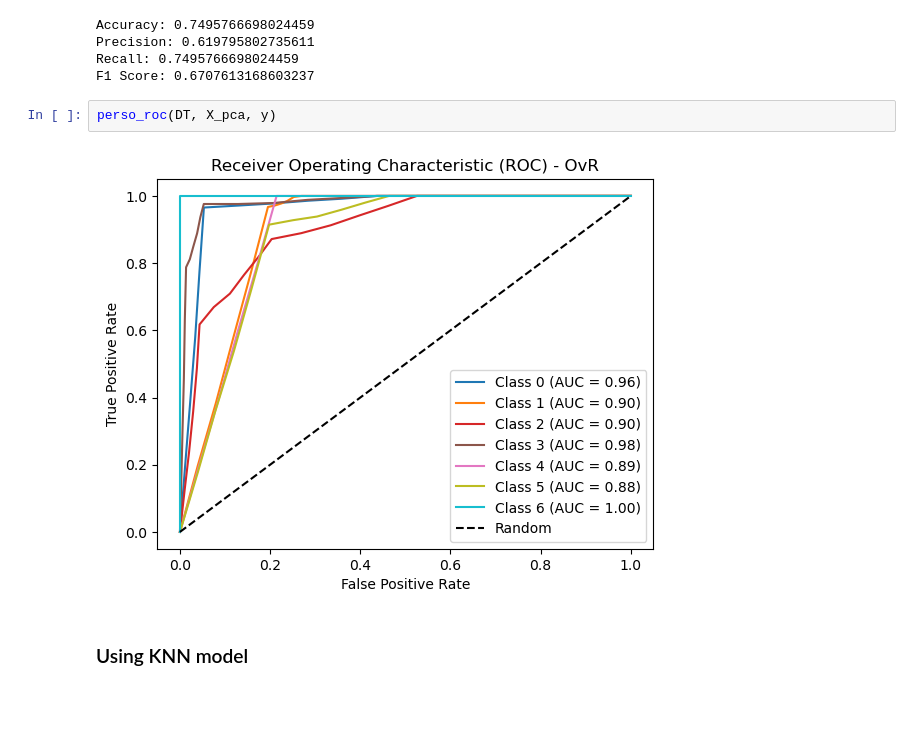
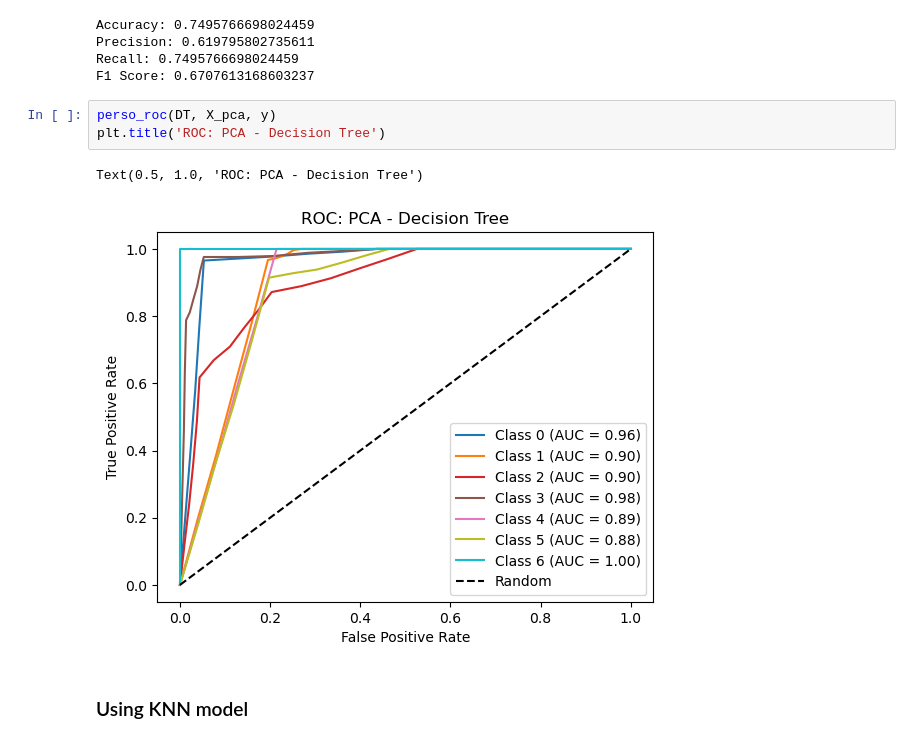
Before and after one commit to kohlerch/G4C-Project, a Jupyter notebook: Project/big-cities-health/PCA.ipynb, the cells around one changed output. Saved outputs shown, nothing was run; the diff lists cells and outputs as text; blank space fills up the shorter version.

```diff
--- a/Project/big-cities-health/PCA.ipynb
+++ b/Project/big-cities-health/PCA.ipynb
@@ -193,8 +197,10 @@ Recall: 0.7495766698024459
 F1 Score: 0.6707613168603237
 # %%
 perso_roc(DT, X_pca, y)
+plt.title('ROC: PCA - Decision Tree')
 # %% [output]
+Text(0.5, 1.0, 'ROC: PCA - Decision Tree')
-[figure, old version]
+[figure, new version]
 # %% [markdown]
 ### Using KNN model
 # %%
```
Also changed, not shown: parts of 5 cells of this notebook, 2 other files.
